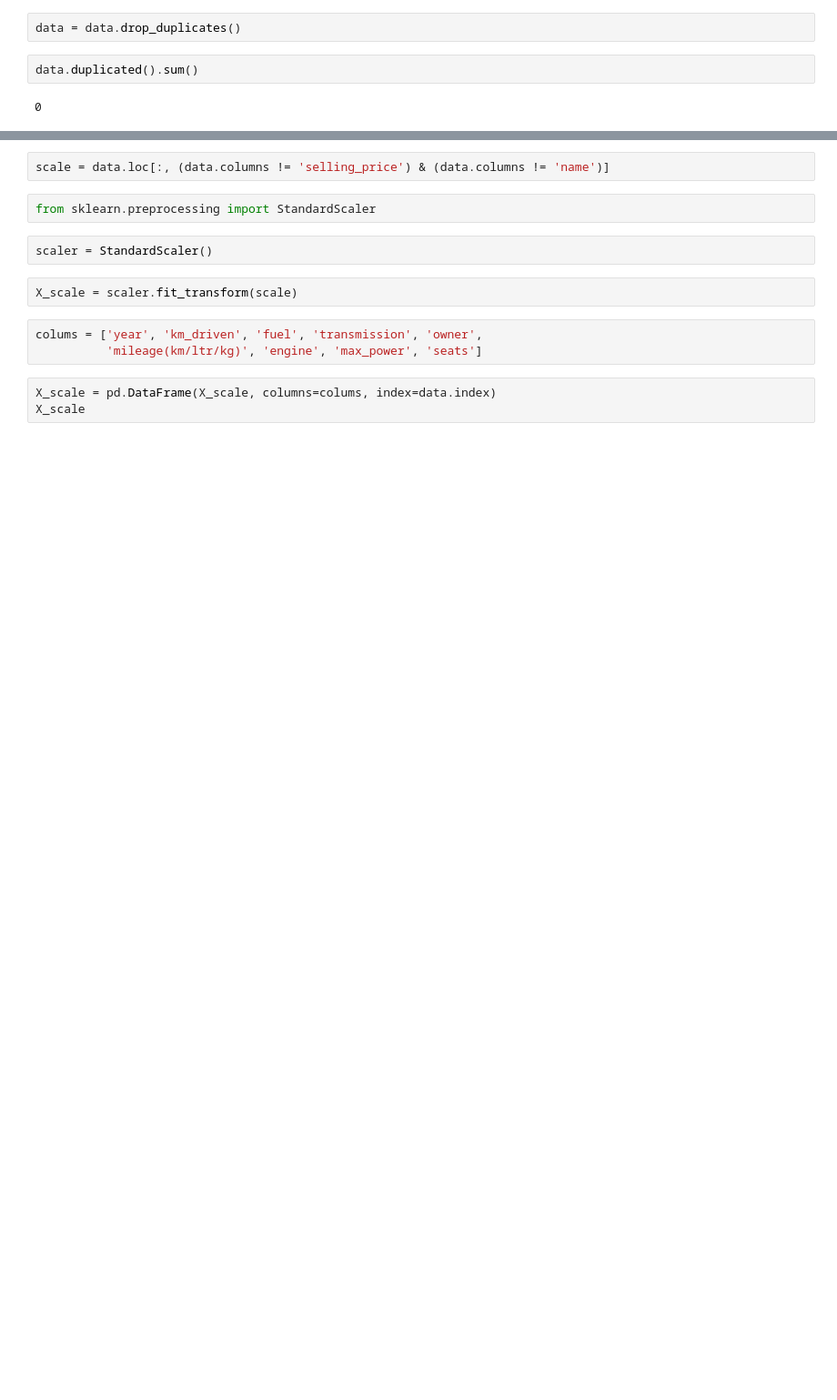
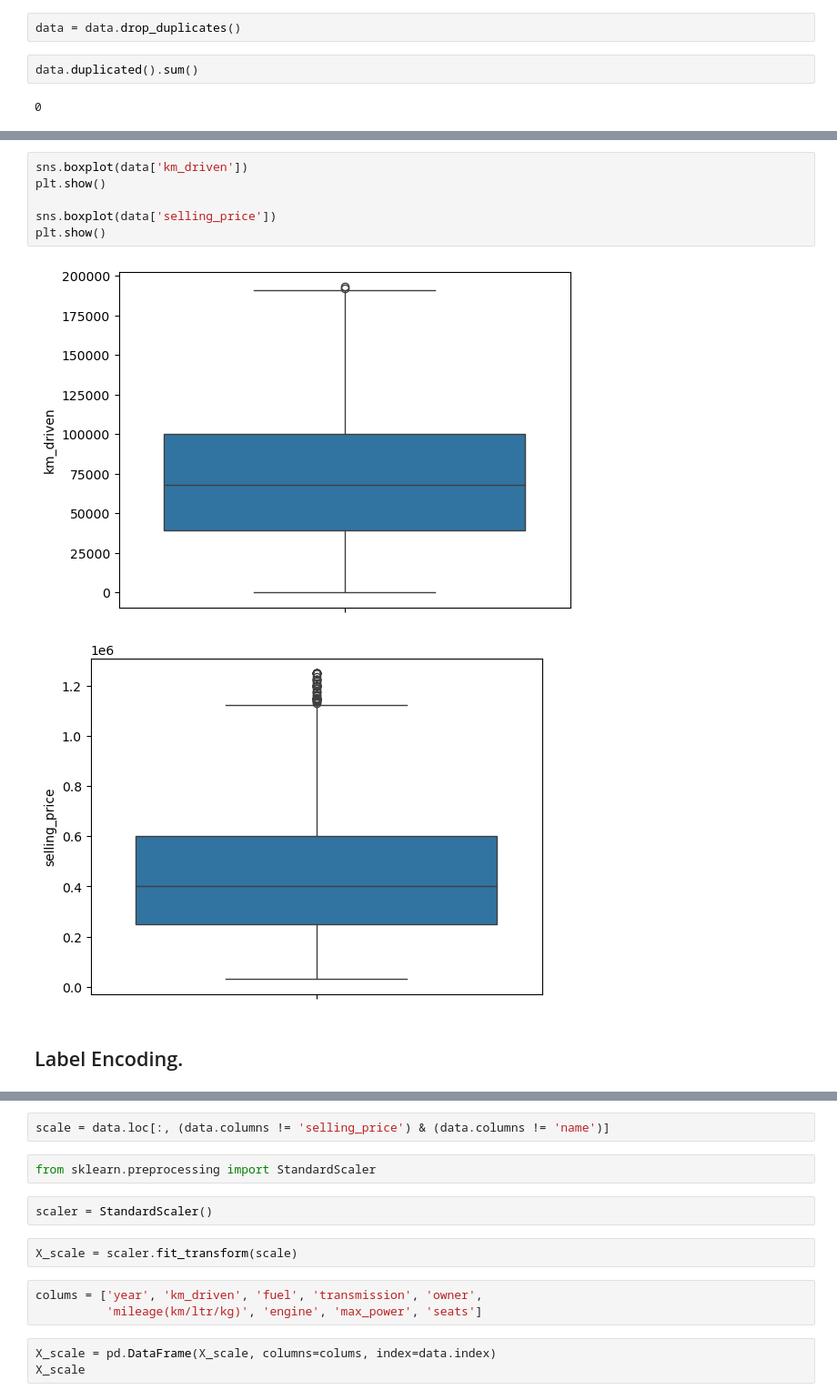
Before and after one commit to MostafaNoseir/DST-Final-Project, a Jupyter notebook: DST Project.ipynb, the cells around one changed output, grey strips where cells are left out. Shown at 91% size. Saved outputs shown, nothing was run; the diff lists cells and outputs as text; blank space fills up the shorter version.

```diff
--- a/DST Project.ipynb
+++ b/DST Project.ipynb
@@ -151,0 +154,11 @@ data.duplicated().sum()
+# %%
+sns.boxplot(data['km_driven'])
+plt.show()
+
+sns.boxplot(data['selling_price'])
+plt.show()
+# %% [output]
+[figure, added]
+[figure, added]
+# %% [markdown]
+## Label Encoding.
```
Also changed, not shown: parts of 43 cells of this notebook.
